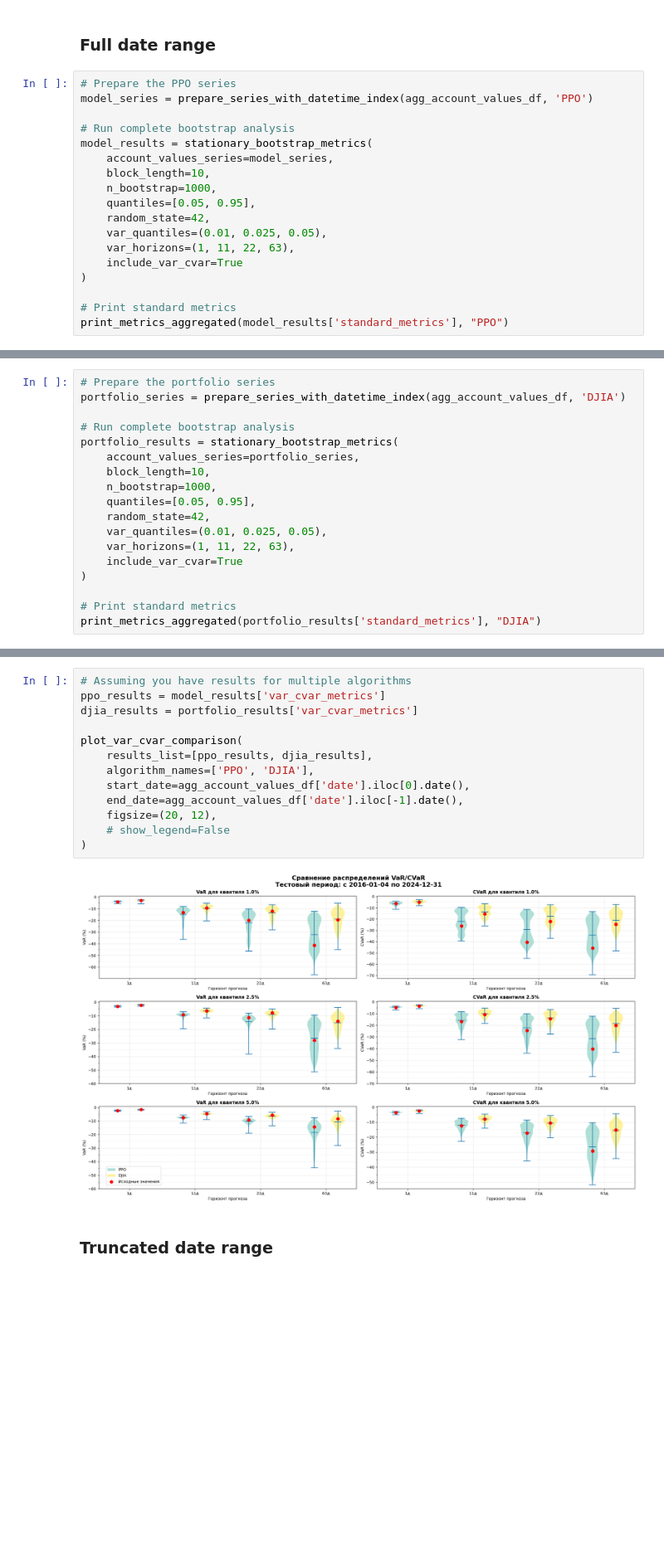
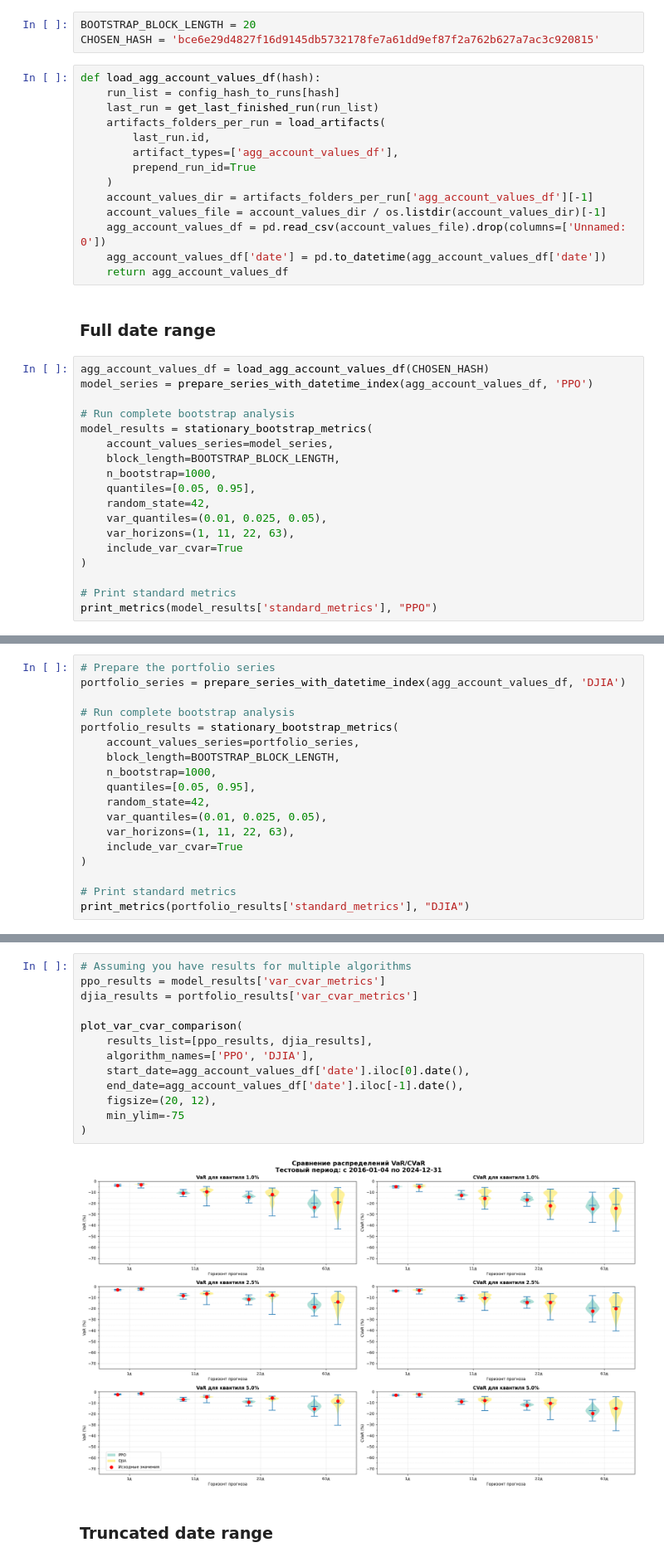
Before and after one commit to tony-pitchblack/FinRL, a Jupyter notebook: examples/finrl_dt_replicate_train_hft.ipynb, the cells around one changed output, grey strips where cells are left out. Shown at 83% size. Drawn from its saved outputs; the diff is of its cells as text; blank space fills up the shorter version.

```diff
--- a/examples/finrl_dt_replicate_train_hft.ipynb
+++ b/examples/finrl_dt_replicate_train_hft.ipynb
@@ -8936,15 +9064,32 @@ def plot_var_cvar_comparison(results_list, algorithm_names, start_date, end_date
 # %% [markdown]
 ## MC results
+# %%
+BOOTSTRAP_BLOCK_LENGTH = 20
+CHOSEN_HASH = 'bce6e29d4827f16d9145db5732178fe7a61dd9ef87f2a762b627a7ac3c920815'
+# %%
+def load_agg_account_values_df(hash):
+    run_list = config_hash_to_runs[hash]
+    last_run = get_last_finished_run(run_list)
+    artifacts_folders_per_run = load_artifacts(
+        last_run.id,
+        artifact_types=['agg_account_values_df'],
+        prepend_run_id=True
+    )
+    account_values_dir = artifacts_folders_per_run['agg_account_values_df'][-1]
+    account_values_file = account_values_dir / os.listdir(account_values_dir)[-1]
+    agg_account_values_df = pd.read_csv(account_values_file).drop(columns=['Unnamed: 0'])
+    agg_account_values_df['date'] = pd.to_datetime(agg_account_values_df['date'])
+    return agg_account_values_df
 # %% [markdown]
 ### Full date range
 # %%
-# Prepare the PPO series
+agg_account_values_df = load_agg_account_values_df(CHOSEN_HASH)
 model_series = prepare_series_with_datetime_index(agg_account_values_df, 'PPO')
 
 # Run complete bootstrap analysis
 model_results = stationary_bootstrap_metrics(
     account_values_series=model_series,
-    block_length=10,
+    block_length=BOOTSTRAP_BLOCK_LENGTH,
     n_bootstrap=1000,
     quantiles=[0.05, 0.95],
     random_state=42,
@@ -8954,5 +9099,5 @@ model_results = stationary_bootstrap_metrics(
 )
 
 # Print standard metrics
-print_metrics_aggregated(model_results['standard_metrics'], "PPO")
+print_metrics(model_results['standard_metrics'], "PPO")
 # %% [output]
@@ -9001,7 +9152,7 @@ portfolio_series = prepare_series_with_datetime_index(agg_account_values_df, 'DJ
 # Run complete bootstrap analysis
 portfolio_results = stationary_bootstrap_metrics(
     account_values_series=portfolio_series,
-    block_length=10,
+    block_length=BOOTSTRAP_BLOCK_LENGTH,
     n_bootstrap=1000,
     quantiles=[0.05, 0.95],
     random_state=42,
@@ -9011,7 +9162,7 @@ portfolio_results = stationary_bootstrap_metrics(
 )
 
 # Print standard metrics
-print_metrics_aggregated(portfolio_results['standard_metrics'], "DJIA")
+print_metrics(portfolio_results['standard_metrics'], "DJIA")
 # %% [output]
 Computing Bootstrap Confidence Intervals for PPO Algorithm
 ============================================================
@@ -9054,18 +9205,18 @@ Bootstrap Results (mean±std):
 # %%
 # Assuming you have results for multiple algorithms
 ppo_results = model_results['var_cvar_metrics']
 djia_results = portfolio_results['var_cvar_metrics']
 
 plot_var_cvar_comparison(
     results_list=[ppo_results, djia_results],
     algorithm_names=['PPO', 'DJIA'],
     start_date=agg_account_values_df['date'].iloc[0].date(),
     end_date=agg_account_values_df['date'].iloc[-1].date(),
     figsize=(20, 12),
-    # show_legend=False
+    min_ylim=-75
 )
 # %% [output]
-[figure, old version]
+[figure, new version]
 # %% [markdown]
 ### Truncated date range
 # %%
```
Also changed, not shown: parts of 42 cells of this notebook.
